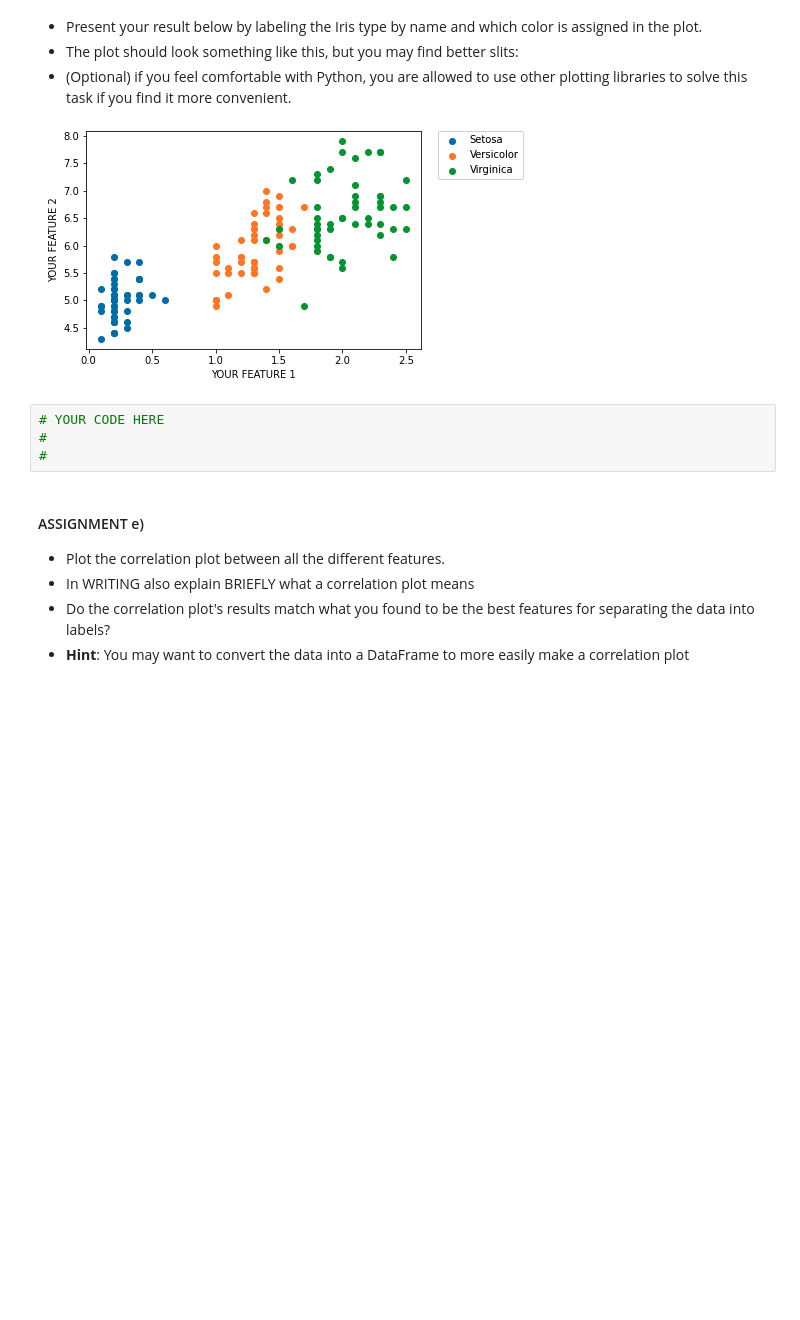
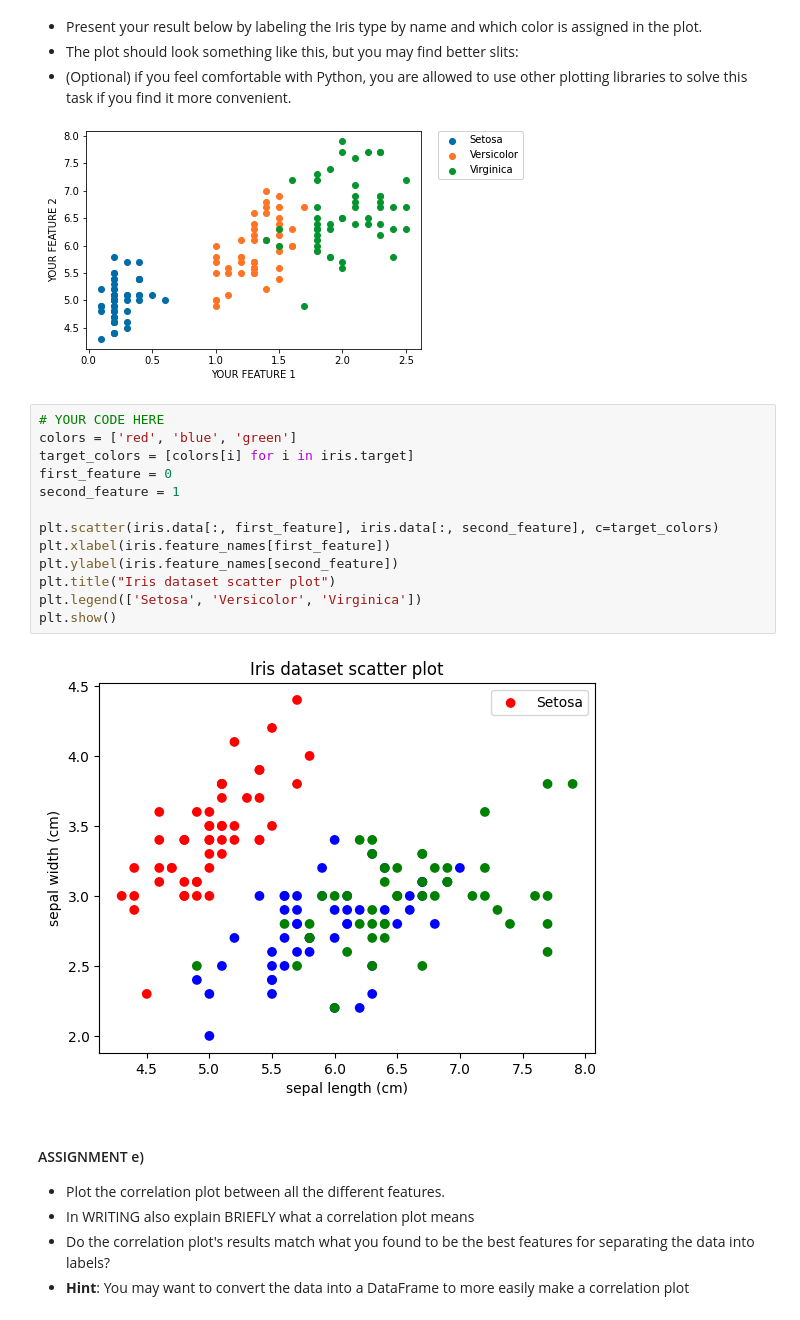
Before and after one commit to FolkeHilding/IntroML, a Jupyter notebook: Assignments/Practical/PracticalNotebook3.ipynb, the cells around one changed output. Drawn from its saved outputs; the diff is of its cells as text; blank space fills up the shorter version.

```diff
--- a/Assignments/Practical/PracticalNotebook3.ipynb
+++ b/Assignments/Practical/PracticalNotebook3.ipynb
@@ -319,10 +321,21 @@ We now want to create a scatter plot using the two most important features to be
 - (Optional) if you feel comfortable with Python, you are allowed to use other plotting libraries to solve this task if you find it more convenient.
 
 ![Screenshot 2021-01-20 at 19.51.02.png](embedded-picture-1)
-# %%
-# YOUR CODE HERE
-#
-#
+# %%
+# YOUR CODE HERE
+colors = ['red', 'blue', 'green']
+target_colors = [colors[i] for i in iris.target]
+first_feature = 0
+second_feature = 1
+
+plt.scatter(iris.data[:, first_feature], iris.data[:, second_feature], c=target_colors)
+plt.xlabel(iris.feature_names[first_feature])
+plt.ylabel(iris.feature_names[second_feature])
+plt.title("Iris dataset scatter plot")
+plt.legend(['Setosa', 'Versicolor', 'Virginica'])
+plt.show()
+# %% [output]
+[figure, added]
 # %% [markdown]
 #### ASSIGNMENT e)
 
```
Also changed, not shown: parts of 11 cells of this notebook.
